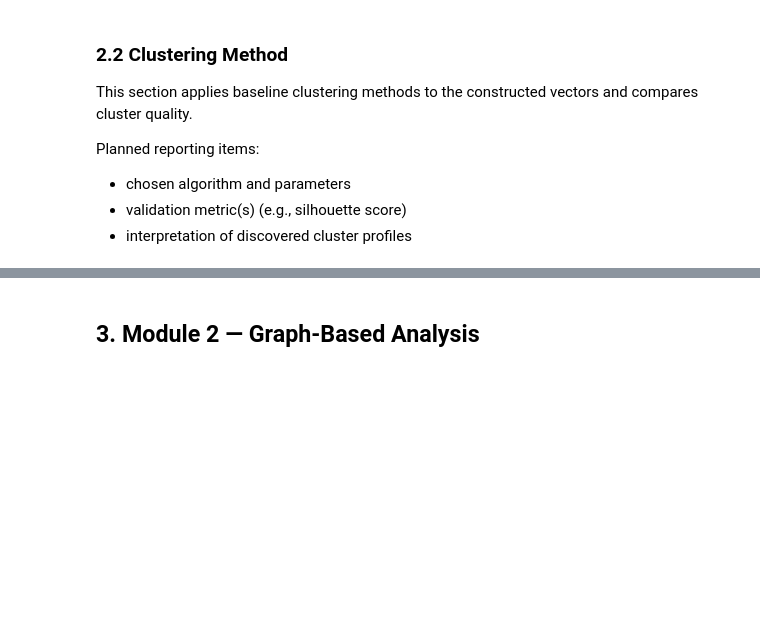
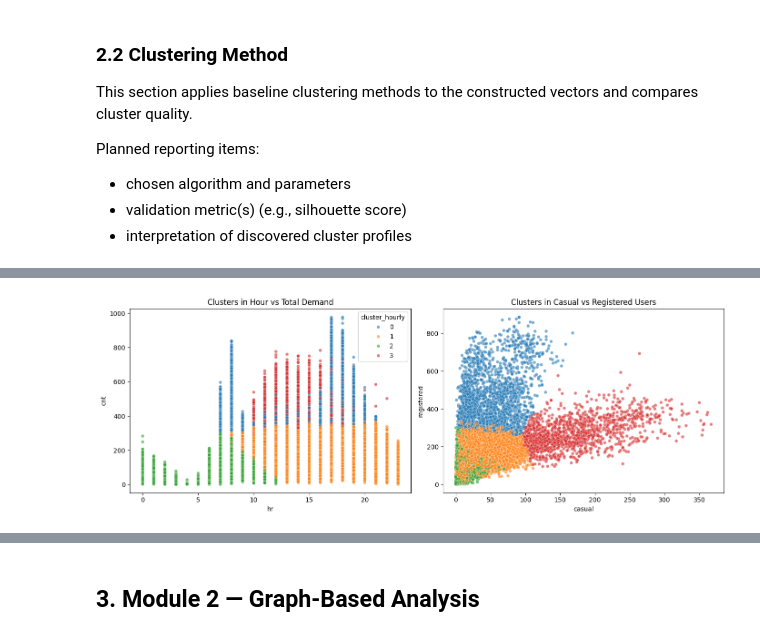
Before and after one commit to DominikKysel/DM-Project, a Jupyter notebook: data_mining_project_bike_sharing.ipynb, the cells around one changed output, grey strips where cells are left out. Drawn from its saved outputs; the diff is of its cells as text; code cells hidden in the pictures; blank space fills up the shorter version.

Commit message:
add clustering, heat map, season trends

```diff
--- a/data_mining_project_bike_sharing.ipynb
+++ b/data_mining_project_bike_sharing.ipynb
@@ -311,6 +313,3 @@ Planned reporting items:
 - chosen algorithm and parameters
 - validation metric(s) (e.g., silhouette score)
 - interpretation of discovered cluster profiles
-# %%
-# Implement clustering algorithm here
-labels = None
@@ -316,0 +369,23 @@ labels = None
+# %%
+import seaborn as sns
+import matplotlib.pyplot as plt
+
+
+fig, axes = plt.subplots(1, 2, figsize=(14, 5))
+
+sns.scatterplot(
+    data=df_clean, x="hr", y="cnt",
+    hue="cluster_hourly", palette="tab10", alpha=0.6, s=25, ax=axes[0]
+)
+axes[0].set_title("Clusters in Hour vs Total Demand")
+
+sns.scatterplot(
+    data=df_clean, x="casual", y="registered",
+    hue="cluster_hourly", palette="tab10", alpha=0.6, s=25, ax=axes[1], legend=False
+)
+axes[1].set_title("Clusters in Casual vs Registered Users")
+
+plt.tight_layout()
+plt.show()
+# %% [output]
+[figure, added]
```
Also changed, not shown: parts of 6 cells of this notebook.
